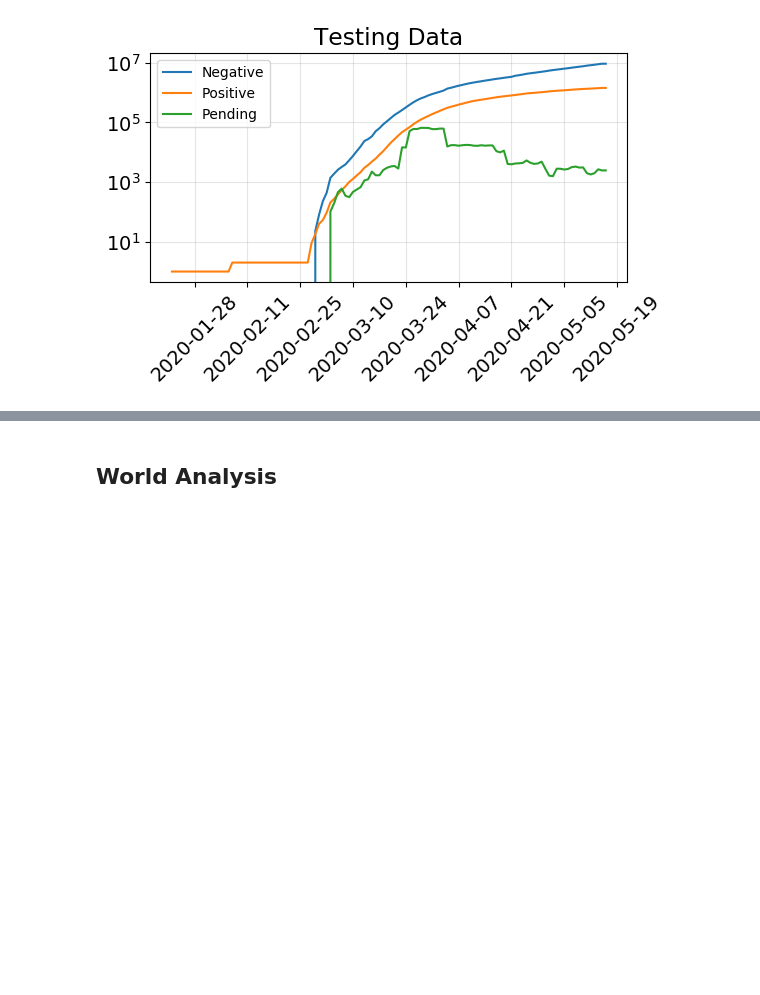
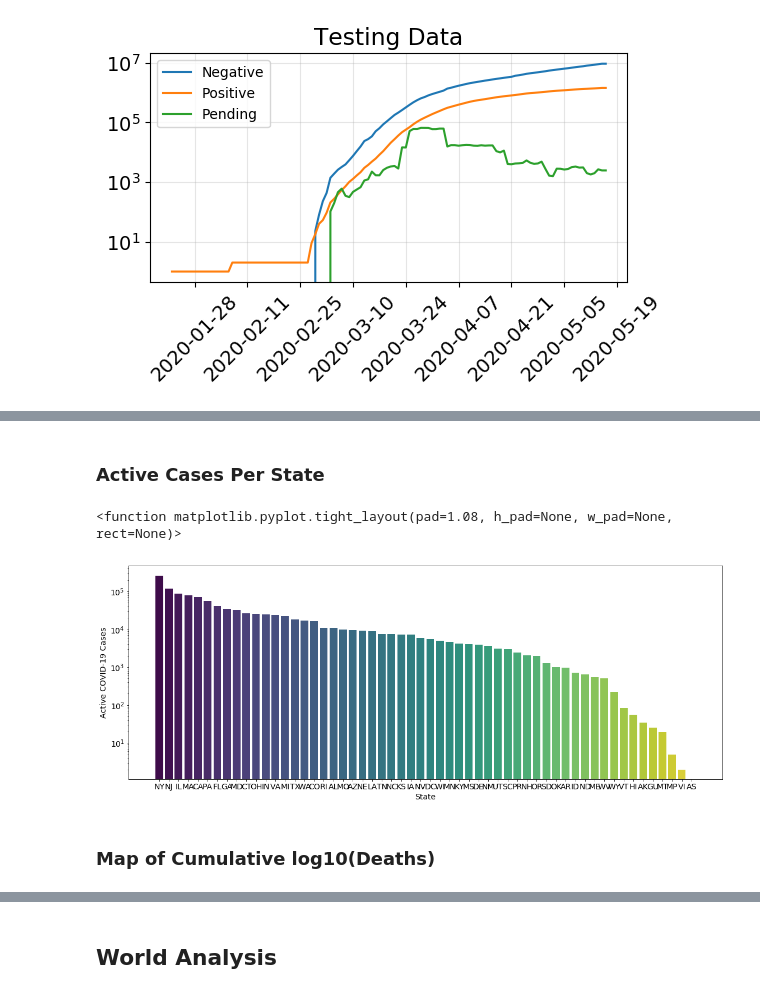
Before and after one commit to analisahill/covid19-analysis, a Jupyter notebook: COVID19_Analysis.ipynb, the cells around one changed output, grey strips where cells are left out. Saved outputs shown, nothing was run; the diff lists cells and outputs as text; code cells hidden in the pictures; blank space fills up the shorter version.

```diff
--- a/COVID19_Analysis.ipynb
+++ b/COVID19_Analysis.ipynb
@@ -153,3 +154,22 @@ plt.tight_layout
+# %% [markdown]
+### Active Cases Per State
+# %%
+df_active = df_recent.sort_values(by='Active Cases', ascending=False)
+
+fig, ax = plt.subplots(figsize=(19, 7))
+
+sns.barplot(x=df_active['State'], y=df_active['Active Cases'],
+           palette=sns.color_palette(
+               plt.get_cmap('viridis_r')(np.linspace(1,0,len(df_desc_recent)))))
+
+ax.set_ylabel('Active COVID-19 Cases')
+ax.semilogy()
+plt.tight_layout
+# %% [output]
+<function matplotlib.pyplot.tight_layout(pad=1.08, h_pad=None, w_pad=None, rect=None)>
+[figure, added]
+# %% [markdown]
+### Map of Cumulative log10(Deaths)
 # %%
 m = folium.Map(location=[40, -102], zoom_start=3)
 
```
Also changed, not shown: parts of 10 cells of this notebook.
